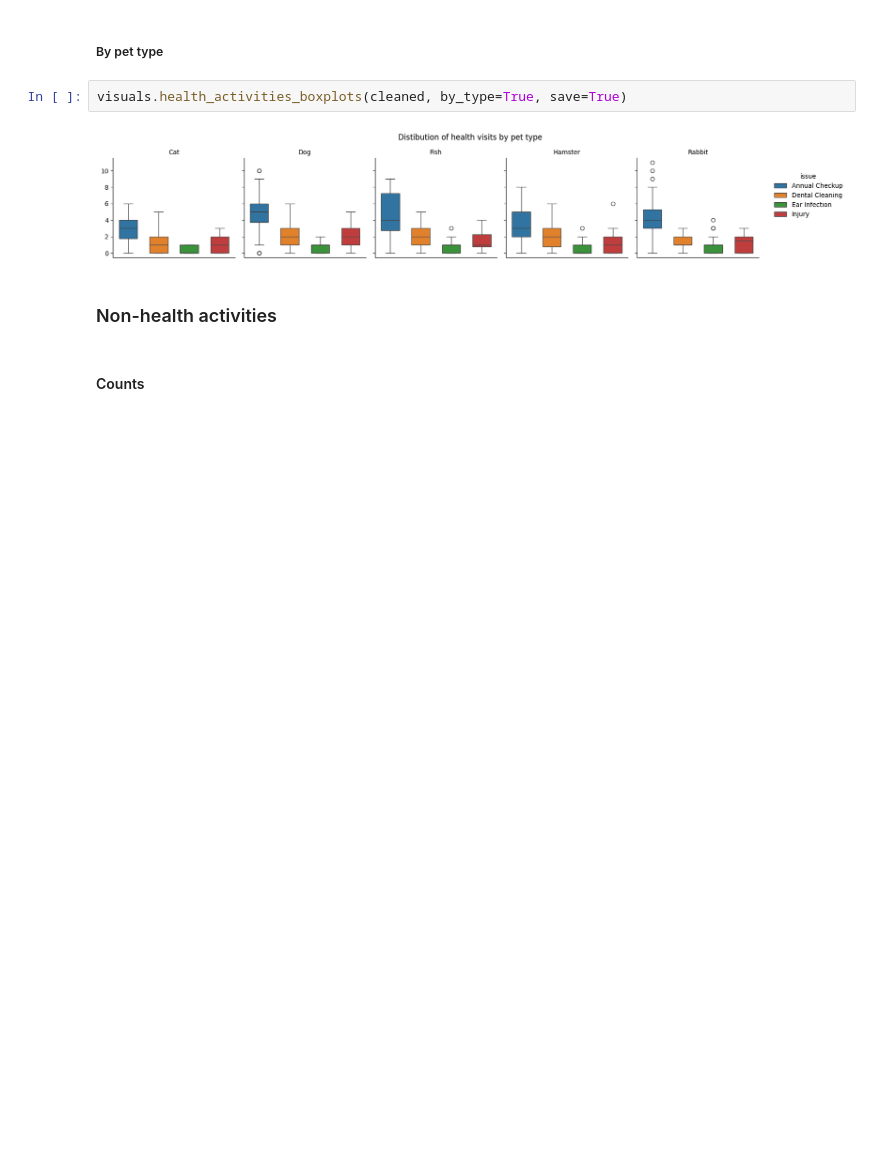
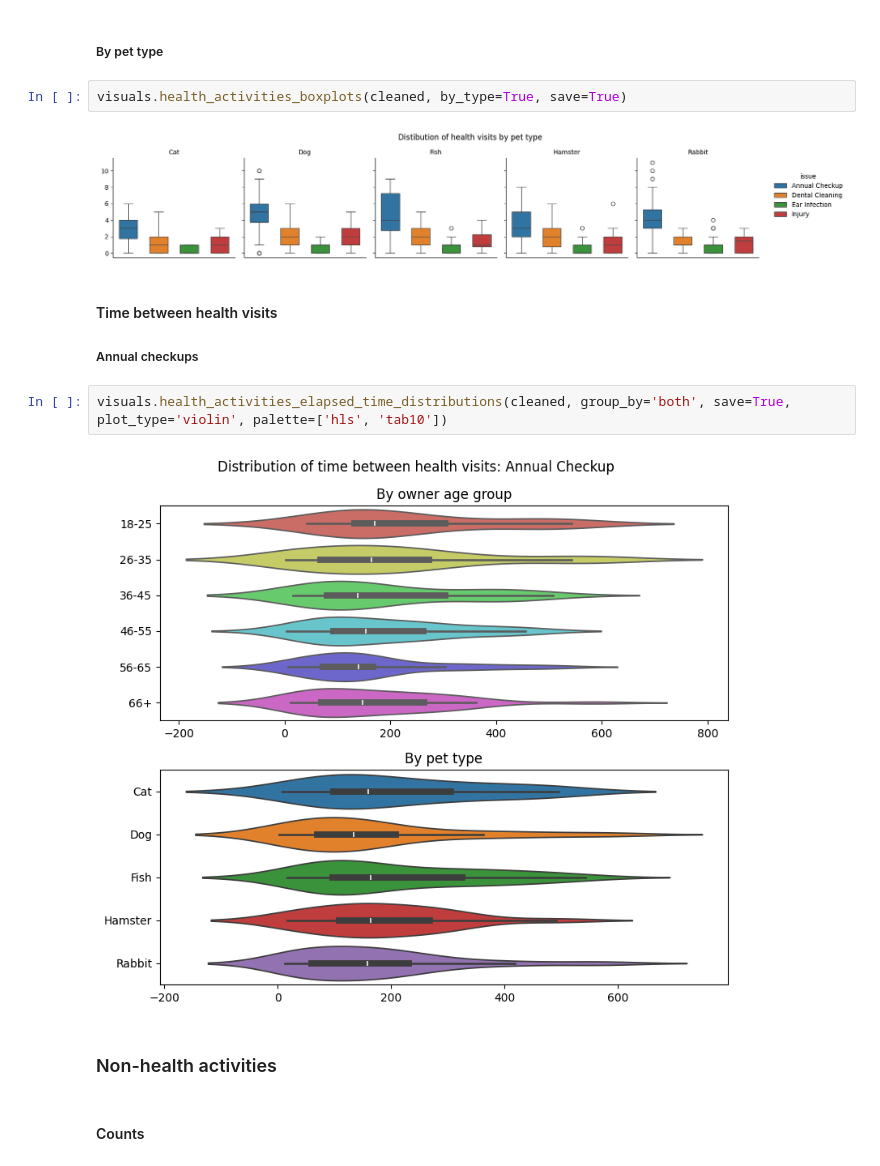
Before and after one commit to kozmik-moore/pet-software-developer-pipeline, a Jupyter notebook: code/notebook.ipynb, the cells around one changed output. Cells and saved outputs as stored; diff of their text form; blank space fills up the shorter version.

Commit message:
Added functions for plotting distribution of elapsed time between health visits. Updated README.

```diff
--- a/code/notebook.ipynb
+++ b/code/notebook.ipynb
@@ -129,6 +129,13 @@ visuals.health_activities_boxplots(cleaned, save=True)
 visuals.health_activities_boxplots(cleaned, by_type=True, save=True)
 # %% [output]
 [figure]
+# %% [markdown]
+#### Time between health visits
+##### Annual checkups
+# %%
+visuals.health_activities_elapsed_time_distributions(cleaned, group_by='both', save=True, plot_type='violin', palette=['hls', 'tab10'])
+# %% [output]
+[figure, added]
 # %% [markdown]
 ### Non-health activities
 # %% [markdown]
```
Also changed, not shown: parts of 1 cell of this notebook, 3 other files.
